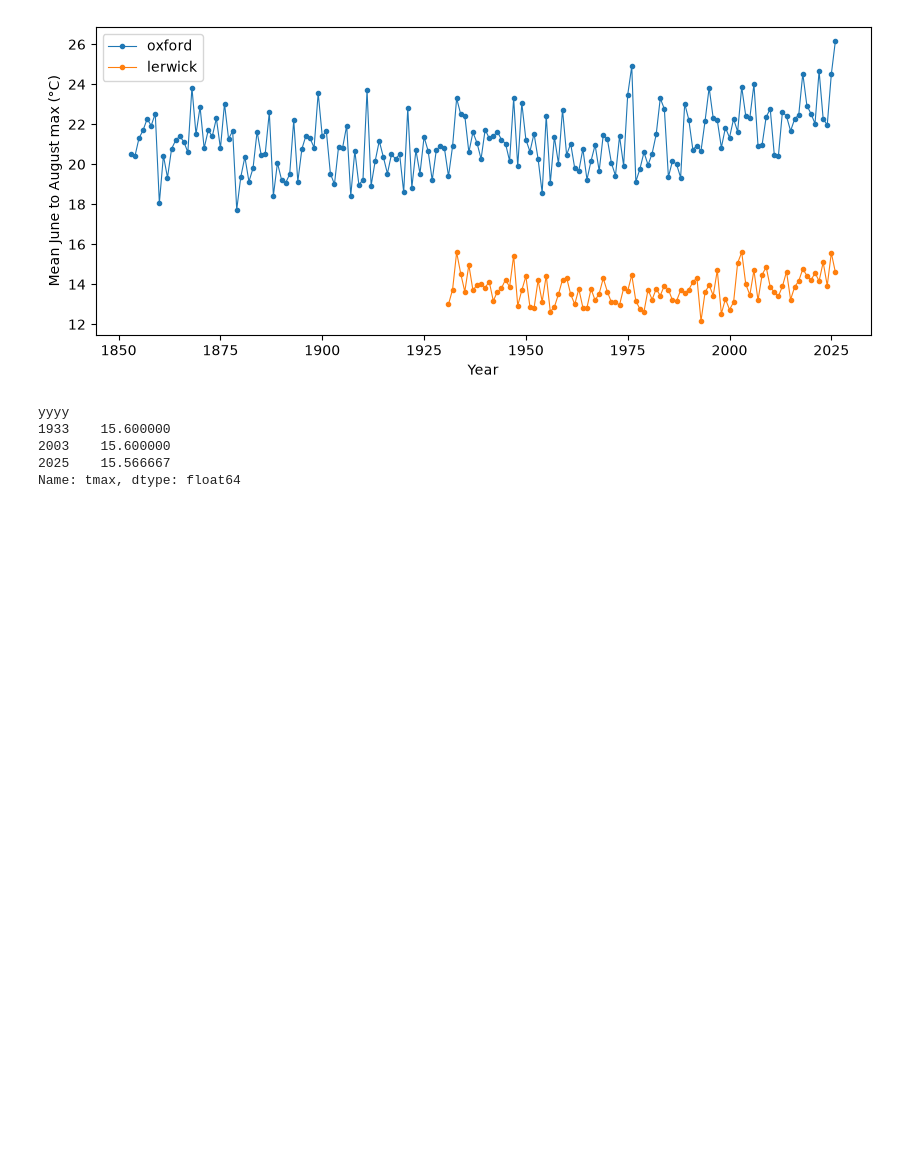
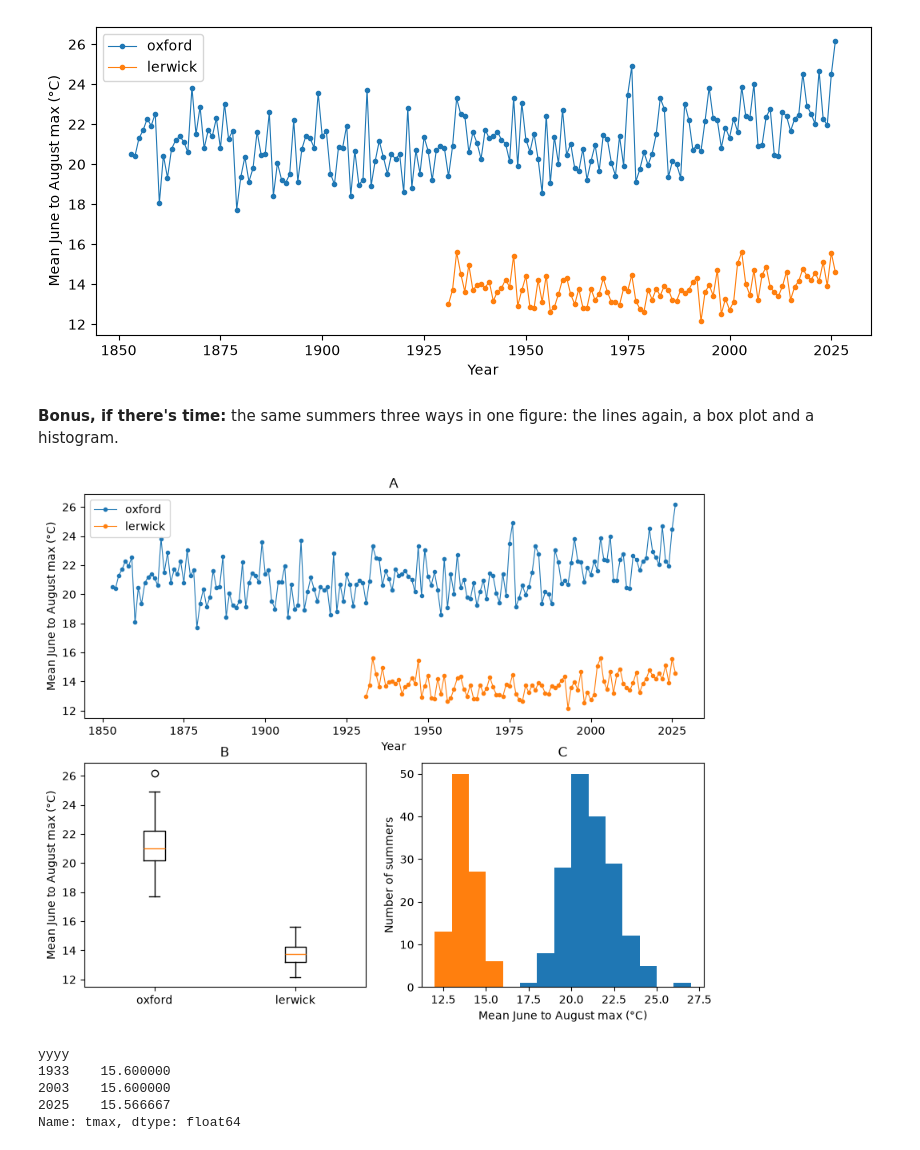
Before and after one commit to cafoala/cfrr-python-for-data-analysis, a Jupyter notebook: notebooks/day2_solutions.ipynb, the cells around one changed output. Cells and saved outputs as stored; diff of their text form; code cells hidden in the pictures; blank space fills up the shorter version.

```diff
--- a/notebooks/day2_solutions.ipynb
+++ b/notebooks/day2_solutions.ipynb
@@ -502,6 +502,21 @@ ax.legend()
 plt.show()
 # %% [output]
 [figure]
+# %% [markdown]
+**Bonus, if there's time:** the same summers three ways in one figure: the lines again, a box plot and a histogram.
+# %%
+fig, axes = plt.subplot_mosaic([["A", "A"], ["B", "C"]], figsize=(10, 8))
+for station in ["oxford", "lerwick"]:
+    axes["A"].plot(summers[station].index, summers[station], marker=".", linewidth=0.8, label=station)
+    axes["C"].hist(summers[station], bins=range(12, 28))
+axes["B"].boxplot([summers["oxford"], summers["lerwick"]], tick_labels=["oxford", "lerwick"])
+axes["A"].set(title="A", xlabel="Year", ylabel="Mean June to August max (°C)")
+axes["B"].set(title="B", ylabel="Mean June to August max (°C)")
+axes["C"].set(title="C", xlabel="Mean June to August max (°C)", ylabel="Number of summers")
+axes["A"].legend()
+plt.show()
+# %% [output]
+[figure, added]
 # %%
 summers["lerwick"].sort_values(ascending=False).head(3)
 # %% [output]
```
Also changed, not shown: parts of 4 cells of this notebook, 2 other files.
